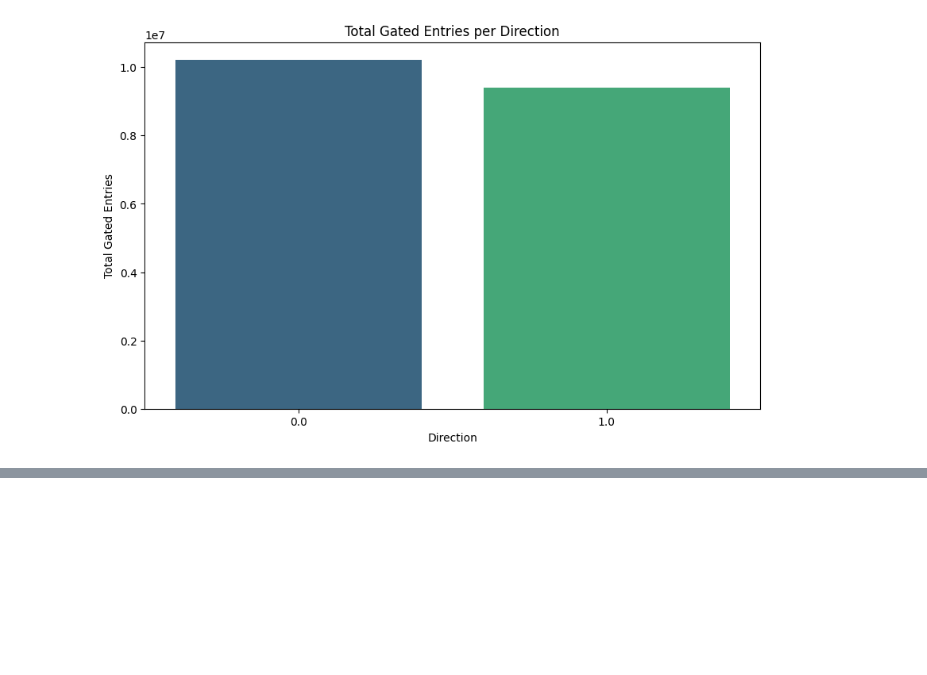
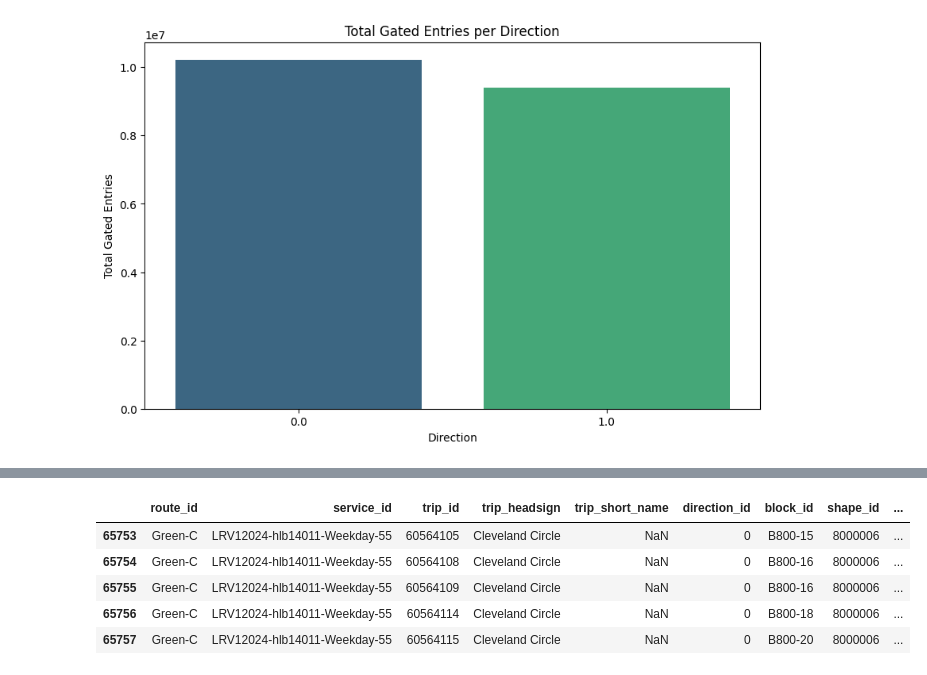
Before and after one commit to kevin-r-murphy/BA888-MBTA, a Jupyter notebook: MBTA_RapidTransit.ipynb, the cells around one changed output, grey strips where cells are left out. Cells and saved outputs as stored; diff of their text form; code cells hidden in the pictures; blank space fills up the shorter version.

```diff
--- a/MBTA_RapidTransit.ipynb
+++ b/MBTA_RapidTransit.ipynb
@@ -437,0 +443,10 @@ Passing `palette` without assigning `hue` is deprecated and will be removed in v
+# %%
+trips_green_c = trips[trips['route_id'] == 'Green-C']
+trips_green_c.head()
+# %% [output]
+|  | route_id | service_id | trip_id | trip_headsign | trip_short_name | direction_id | block_id | shape_id | ... |
+| 65753 | Green-C | LRV12024-hlb14011-Weekday-55 | 60564105 | Cleveland Circle | NaN | 0 | B800-15 | 8000006 | ... |
+| 65754 | Green-C | LRV12024-hlb14011-Weekday-55 | 60564108 | Cleveland Circle | NaN | 0 | B800-16 | 8000006 | ... |
+| 65755 | Green-C | LRV12024-hlb14011-Weekday-55 | 60564109 | Cleveland Circle | NaN | 0 | B800-16 | 8000006 | ... |
+| 65756 | Green-C | LRV12024-hlb14011-Weekday-55 | 60564114 | Cleveland Circle | NaN | 0 | B800-18 | 8000006 | ... |
+| 65757 | Green-C | LRV12024-hlb14011-Weekday-55 | 60564115 | Cleveland Circle | NaN | 0 | B800-20 | 8000006 | ... |
```
Also changed, not shown: parts of 16 cells of this notebook.
